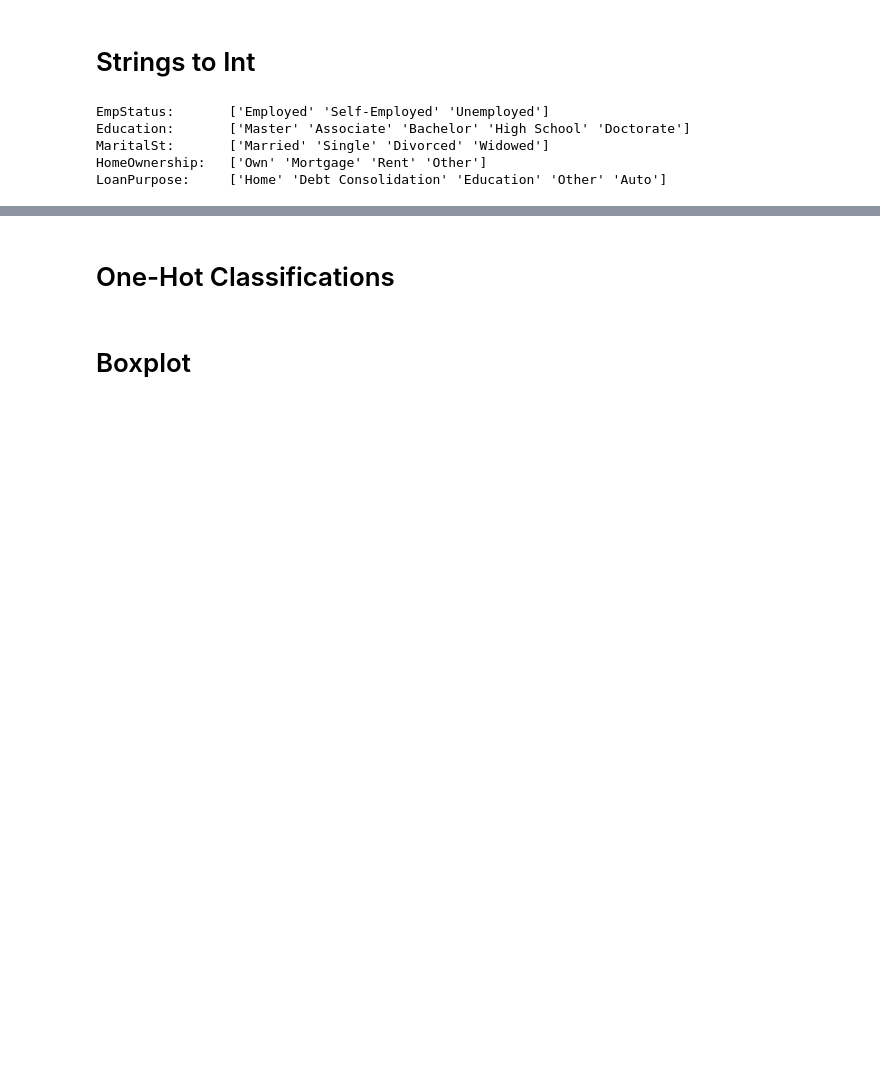
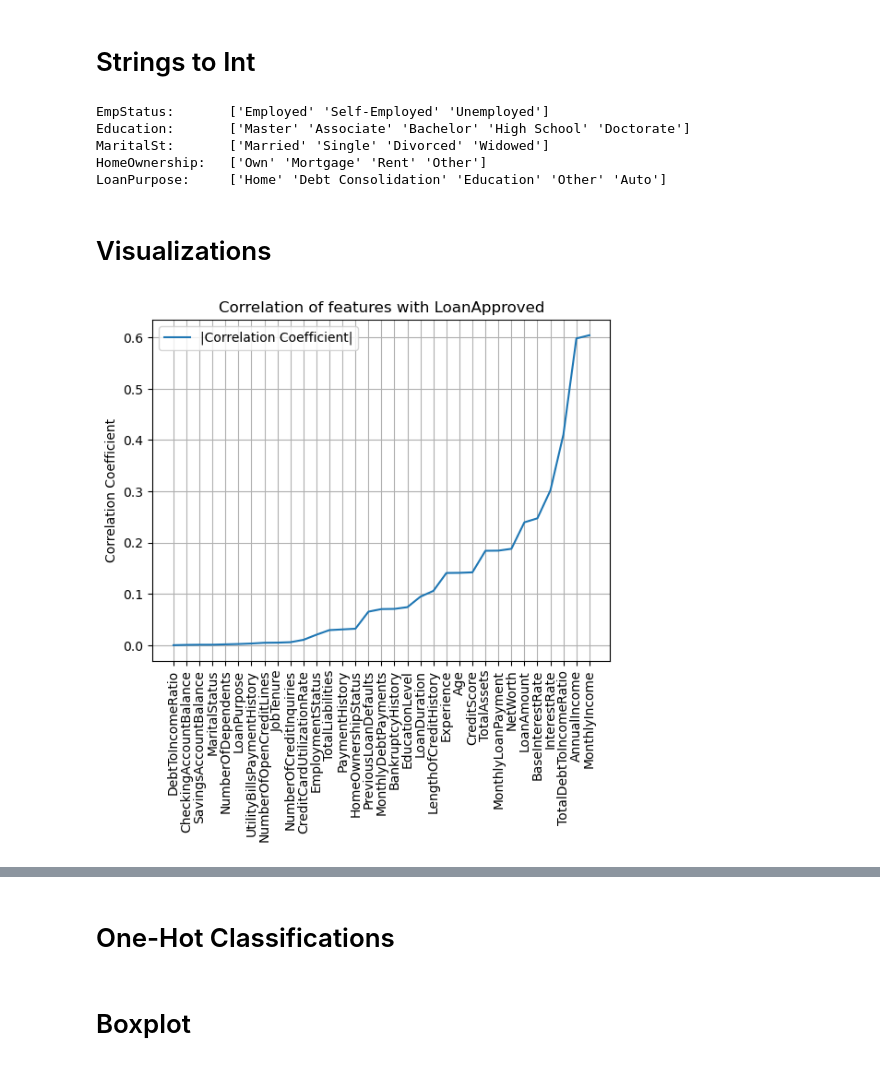
Before and after one commit to RMan2323/loan-risk-predictor, a Jupyter notebook: Preprocessing.ipynb, the cells around one changed output, grey strips where cells are left out. Cells and saved outputs as stored; diff of their text form; code cells hidden in the pictures; blank space fills up the shorter version.

Commit message:
Made correlation plot and heatmaps

```diff
--- a/Preprocessing.ipynb
+++ b/Preprocessing.ipynb
@@ -132,3 +133,17 @@ strDf["LoanPurpose"] = np.where(strDf["LoanPurpose"] == "Auto", 4, strDf["LoanPu
 strDf["LoanPurpose"] = strDf["LoanPurpose"].astype(int)
 # %%
 strDf.to_csv("./IntClasses/Str_To_Int.csv", index=False)
+# %% [markdown]
+# Visualizations
+# %%
+corr = strDf.iloc[:,:-2].corrwith(strDf["LoanApproved"])
+corr.sort_values()
+plt.plot(np.abs(corr).sort_values().index, np.abs(corr).sort_values().values, label="|Correlation Coefficient|")
+plt.grid()
+plt.ylabel("Correlation Coefficient")
+plt.xticks(rotation=90)
+plt.title("Correlation of features with LoanApproved")
+plt.legend()
+plt.show()
+# %% [output]
+[figure, added]
```
Also changed, not shown: parts of 2 cells of this notebook, 27 other files.
